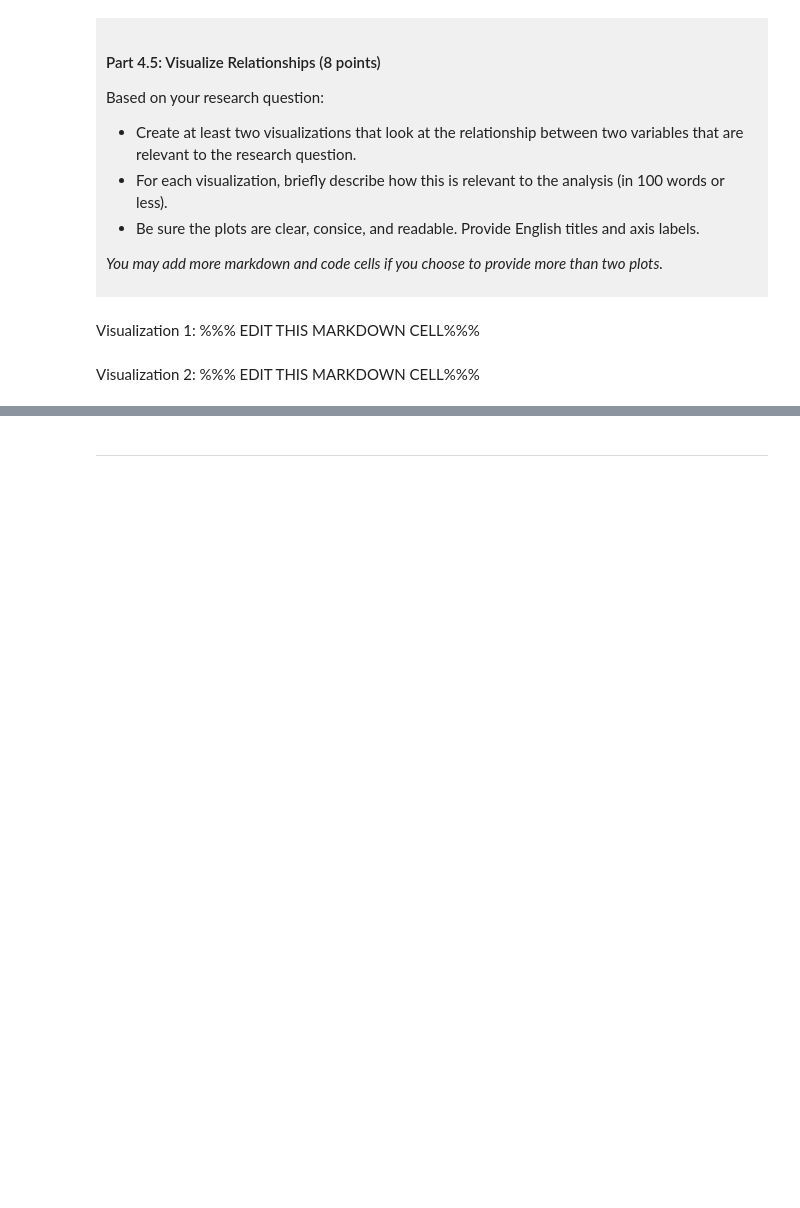
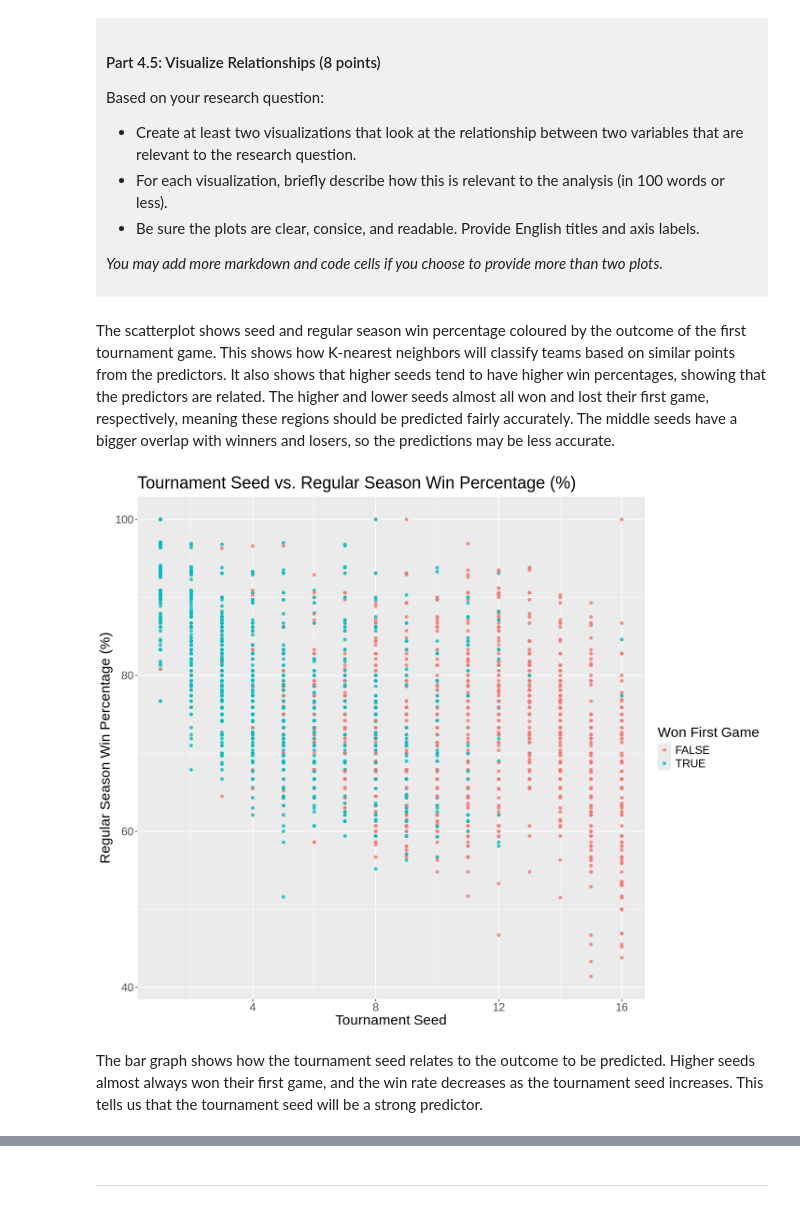
Before and after one commit to jnschieck/dsci-100-project-jaymen-schieck, a Jupyter notebook: dsci-100-project-notebook.ipynb, the cells around one changed output, grey strips where cells are left out. Drawn from its saved outputs; the diff is of its cells as text; code cells hidden in the pictures; blank space fills up the shorter version.

```diff
--- a/dsci-100-project-notebook.ipynb
+++ b/dsci-100-project-notebook.ipynb
@@ -310,9 +371,17 @@ Based on your research question:
 *You may add more markdown and code cells if you choose to provide more than two plots.*
 </div>
 # %% [markdown]
-Visualization 1: %%% EDIT THIS MARKDOWN CELL%%%
+The scatterplot shows seed and regular season win percentage coloured by the outcome of the first tournament game. This shows how K-nearest neighbors will classify teams based on similar points from the predictors. It also shows that higher seeds tend to have higher win percentages, showing that the predictors are related. The higher and lower seeds almost all won and lost their first game, respectively, meaning these regions should be predicted fairly accurately. The middle seeds have a bigger overlap with winners and losers, so the predictions may be less accurate.
 # %%
-### EDIT THIS CODE CELL FOR VISUALIZATION 1###
+options(repr.plot.width = 12, repr.plot.height = 10)
+seed_win_pct_plot <- tidy_data |> #scatterplot of seed vs. regular season win percentage, coloured by teams winning or losing their first tournament game
+    ggplot(aes(x = seed, y = reg_wins_pct, colour = won_first_game)) +
+    geom_point(alpha = 0.8) +
+    labs(x = "Tournament Seed", y = "Regular Season Win Percentage (%)", colour = "Won First Game", title = "Tournament Seed vs. Regular Season Win Percentage (%)") +
+    theme(text = element_text(size = 18))
+seed_win_pct_plot
+# %% [output]
+[figure, added]
 # %% [markdown]
-Visualization 2: %%% EDIT THIS MARKDOWN CELL%%%
+The bar graph shows how the tournament seed relates to the outcome to be predicted. Higher seeds almost always won their first game, and the win rate decreases as the tournament seed increases. This tells us that the tournament seed will be a strong predictor.
 # %%
```
Also changed, not shown: parts of 8 cells of this notebook.
